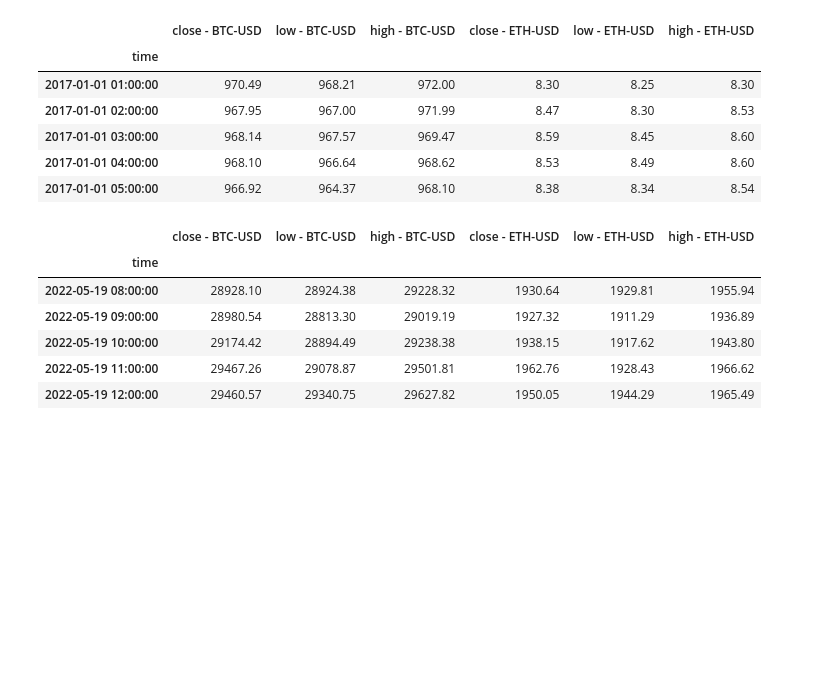
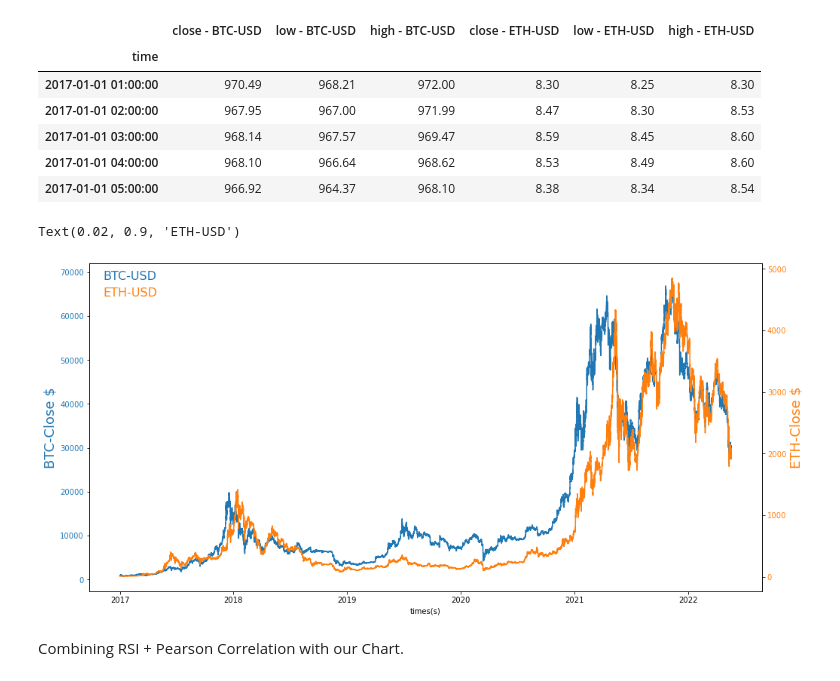
Before and after one commit to HoussamZak/Color_Coded_Crypto_Charts_with_MFI-Money-Flow-Index-, a Jupyter notebook: 1_.ipynb, the cells around one changed output. Saved outputs shown, nothing was run; the diff lists cells and outputs as text; code cells hidden in the pictures; blank space fills up the shorter version.

Commit message:
RSI to the chart done

```diff
--- a/1_.ipynb
+++ b/1_.ipynb
@@ -80,10 +81,0 @@ DF.to_csv('crypto_prices_Jan2017-May192022.csv')
-# %%
-DF.tail()
-# %% [output]
-|  | close - BTC-USD | low - BTC-USD | high - BTC-USD | close - ETH-USD | low - ETH-USD | high - ETH-USD |
-| time |  |  |  |  |  |  |
-| 2022-05-19 08:00:00 | 28928.10 | 28924.38 | 29228.32 | 1930.64 | 1929.81 | 1955.94 |
-| 2022-05-19 09:00:00 | 28980.54 | 28813.30 | 29019.19 | 1927.32 | 1911.29 | 1936.89 |
-| 2022-05-19 10:00:00 | 29174.42 | 28894.49 | 29238.38 | 1938.15 | 1917.62 | 1943.80 |
-| 2022-05-19 11:00:00 | 29467.26 | 29078.87 | 29501.81 | 1962.76 | 1928.43 | 1966.62 |
-| 2022-05-19 12:00:00 | 29460.57 | 29340.75 | 29627.82 | 1950.05 | 1944.29 | 1965.49 |
@@ -89,0 +89,30 @@ DF.tail()
+# %%
+x = DF.index
+fig, ax1 = plt.subplots(figsize = (16,8), sharex=False)
+
+#BTC-USD Chart
+color = 'tab:blue'
+y = DF['close - BTC-USD']
+ax1.set_xlabel('times(s)')
+ax1.set_ylabel('BTC-Close $', color = color , fontsize = 18)
+ax1.plot(x, y, color = color)
+ax1.tick_params(axis ='y', labelcolor = color)
+ax1.text(0.02, 0.95, 'BTC-USD', transform = ax1.transAxes, color = color , fontsize = 16)
+
+#ETH-USD Chart
+
+color = 'tab:orange'
+y = DF['close - ETH-USD']
+
+ax2 = ax1.twinx()
+
+ax2.set_xlabel('times(s)')
+ax2.set_ylabel('ETH-Close $', color = color, fontsize = 18)
+ax2.plot(x, y, color = color)
+ax2.tick_params(axis='y', labelcolor = color)
+ax2.text(0.02, 0.9, 'ETH-USD', transform = ax2.transAxes, color = color, fontsize = 16)
+# %% [output]
+Text(0.02, 0.9, 'ETH-USD')
+[figure, added]
+# %% [markdown]
+Combining RSI + Pearson Correlation with our Chart.
```
Also changed, not shown: parts of 11 cells of this notebook.
